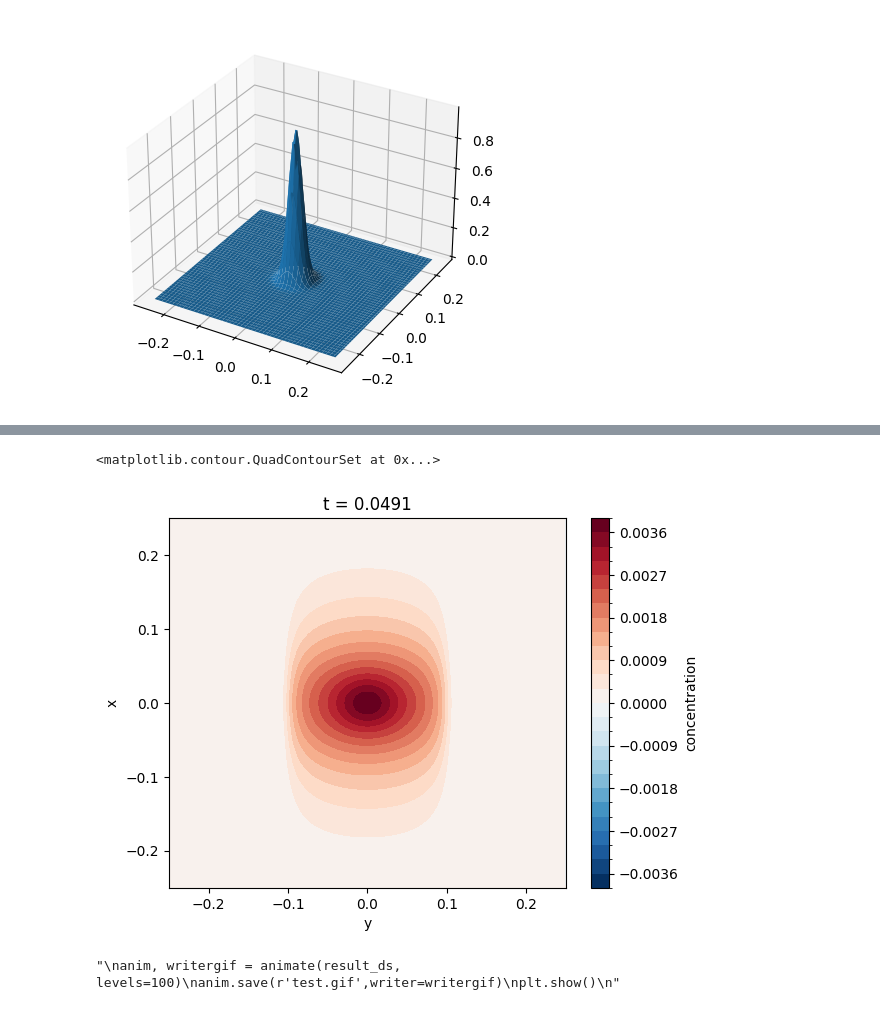
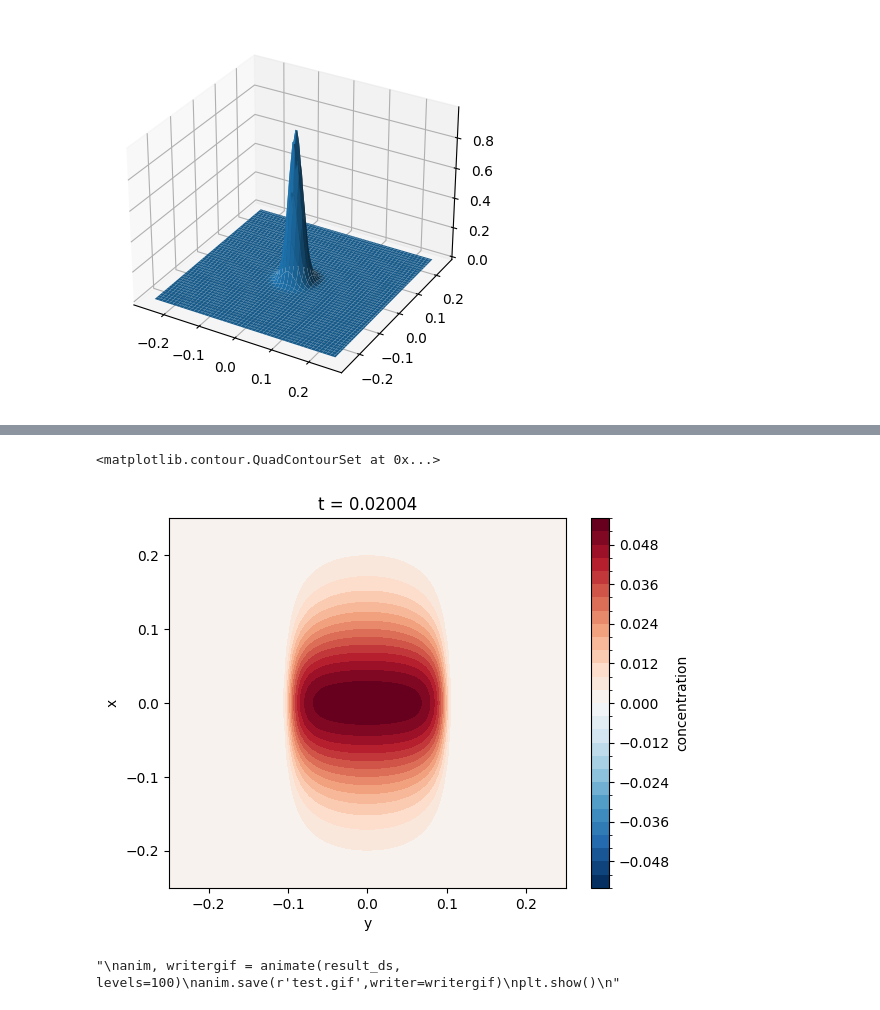
Before and after one commit to fongkenrui/A409_SeleniumDispersion, a Jupyter notebook: ADI_test.ipynb, the cells around one changed output, grey strips where cells are left out. Saved outputs shown, nothing was run; the diff lists cells and outputs as text; code cells hidden in the pictures.

```diff
--- a/ADI_test.ipynb
+++ b/ADI_test.ipynb
@@ -81,10 +81,10 @@ Attributes:
 # %%
 result_ds.to_netcdf('test_file.nc')
 # %%
-xr.plot.contourf(result_ds['concentration'].isel(t=490), levels=30)
+xr.plot.contourf(result_ds['concentration'].isel(t=100), levels=30)
 # %% [output]
 <matplotlib.contour.QuadContourSet at 0x...>
-[figure, old version]
+[figure, new version]
 # %%
 from matplotlib import animation
 from mpl_toolkits.axes_grid1 import make_axes_locatable
```
Also changed, not shown: parts of 5 cells of this notebook, 5 other files.
